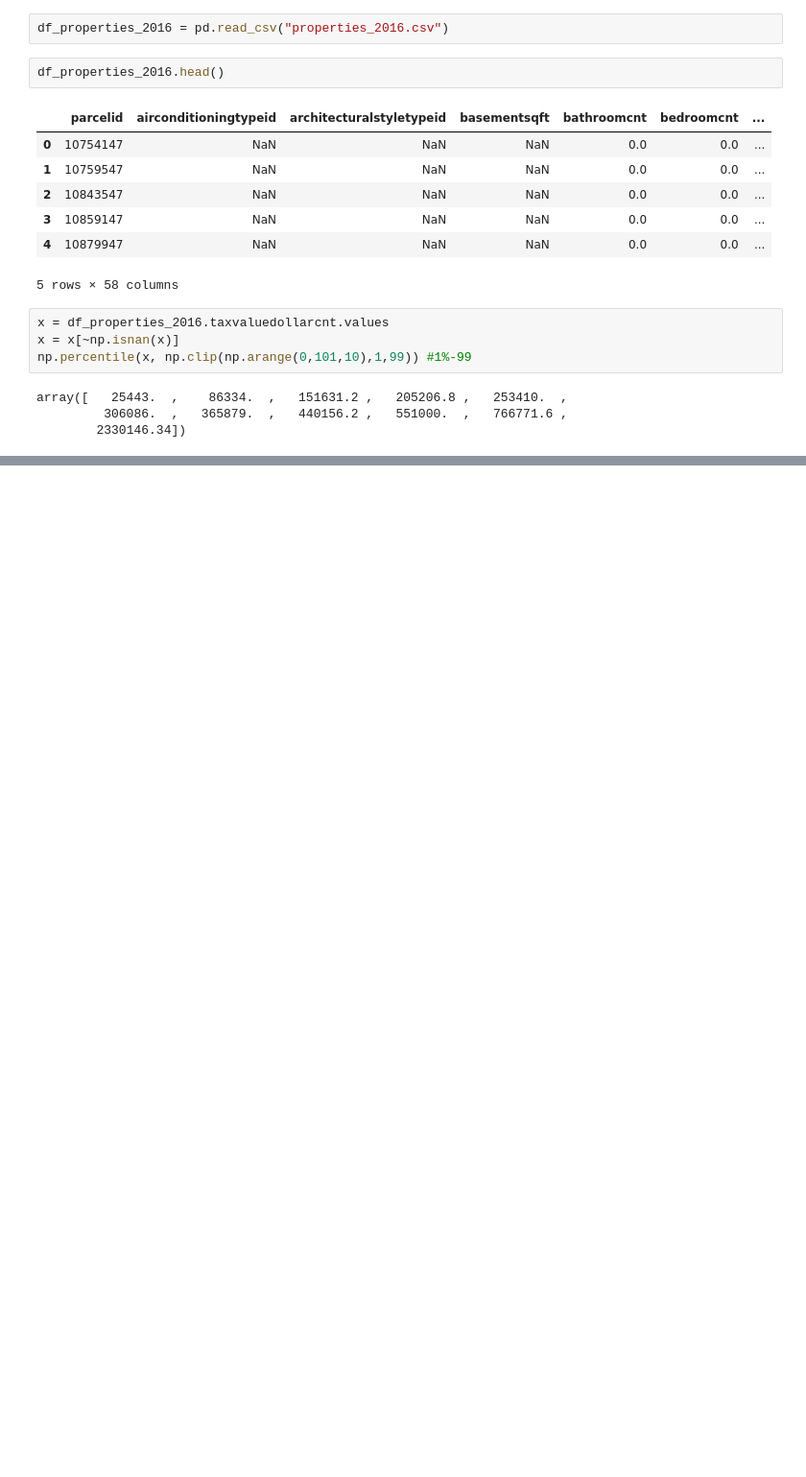
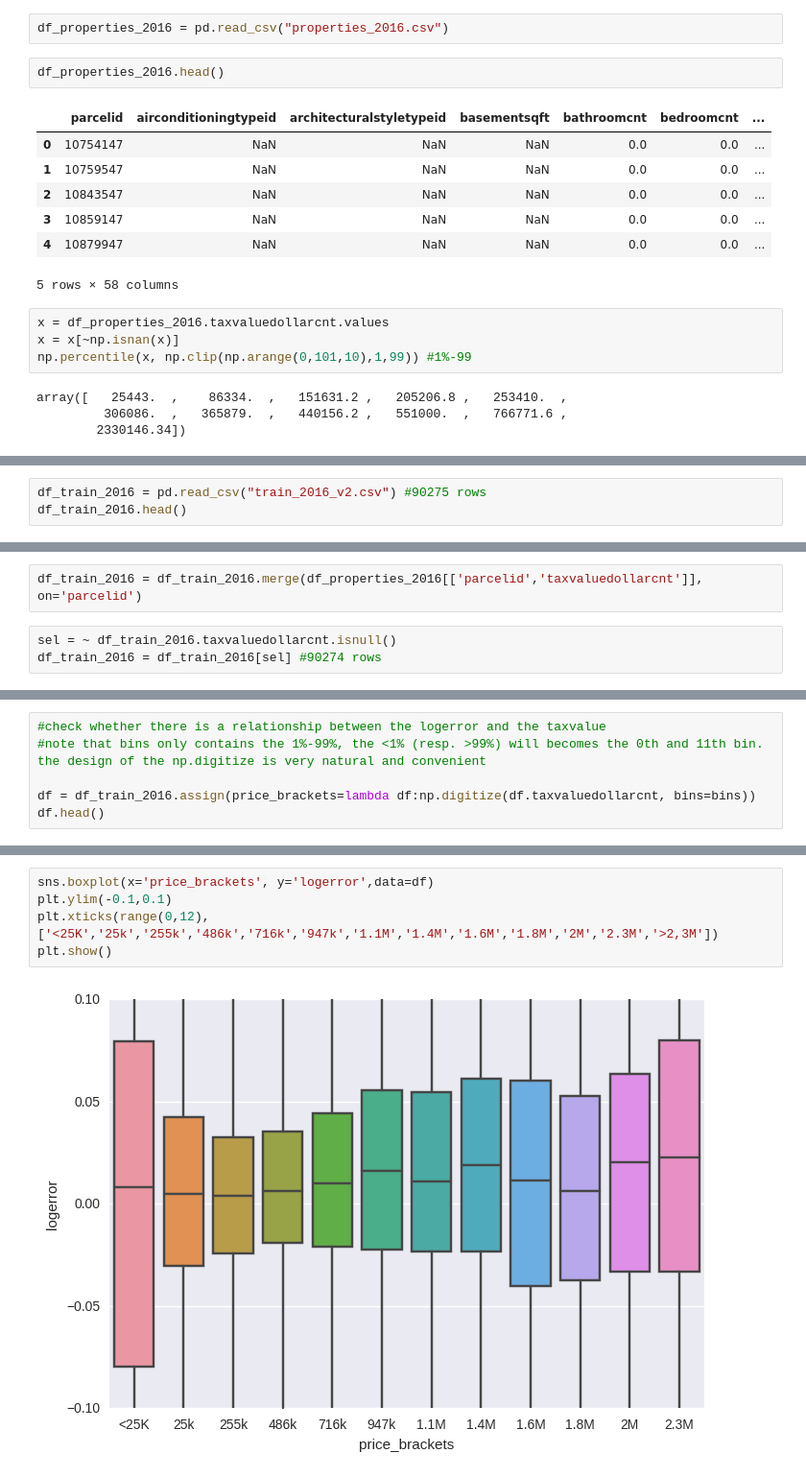
Before and after one commit to shiyuangu/kaggle_zillow, a Jupyter notebook: EDA.ipynb, the cells around one changed output, grey strips where cells are left out. Shown at 96% size. Cells and saved outputs as stored; diff of their text form; blank space fills up the shorter version.

Commit message:
EDA: logerror vs. price_band

```diff
--- a/EDA.ipynb
+++ b/EDA.ipynb
@@ -31,0 +40,3 @@ plt.show()
+# %%
+df_train_2016 = pd.read_csv("train_2016_v2.csv") #90275 rows
+df_train_2016.head()
@@ -31,0 +54,5 @@ plt.show()
+# %%
+df_train_2016 = df_train_2016.merge(df_properties_2016[['parcelid','taxvaluedollarcnt']], on='parcelid')
+# %%
+sel = ~ df_train_2016.taxvaluedollarcnt.isnull()
+df_train_2016 = df_train_2016[sel] #90274 rows
@@ -31,0 +68,6 @@ plt.show()
+# %%
+#check whether there is a relationship between the logerror and the taxvalue
+#note that bins only contains the 1%-99%, the <1% (resp. >99%) will becomes the 0th and 11th bin. the design of the np.digitize is very natural and convenient
+
+df = df_train_2016.assign(price_brackets=lambda df:np.digitize(df.taxvaluedollarcnt, bins=bins))
+df.head()
@@ -31,0 +103,7 @@ plt.show()
+# %%
+sns.boxplot(x='price_brackets', y='logerror',data=df)
+plt.ylim(-0.1,0.1)
+plt.xticks(range(0,12),['<25K','25k','255k','486k','716k','947k','1.1M','1.4M','1.6M','1.8M','2M','2.3M','>2,3M'])
+plt.show()
+# %% [output]
+[figure, added]
```
Also changed, not shown: parts of 10 cells of this notebook.
